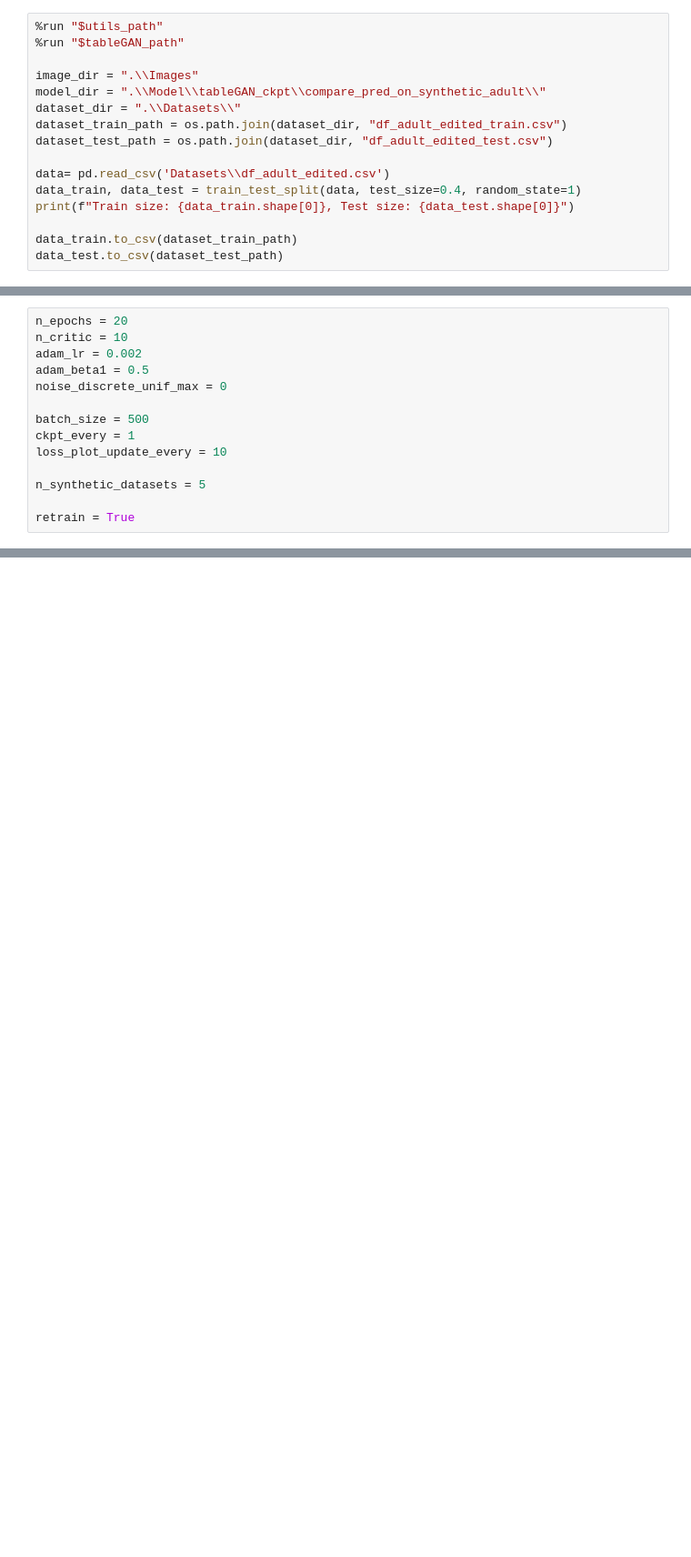
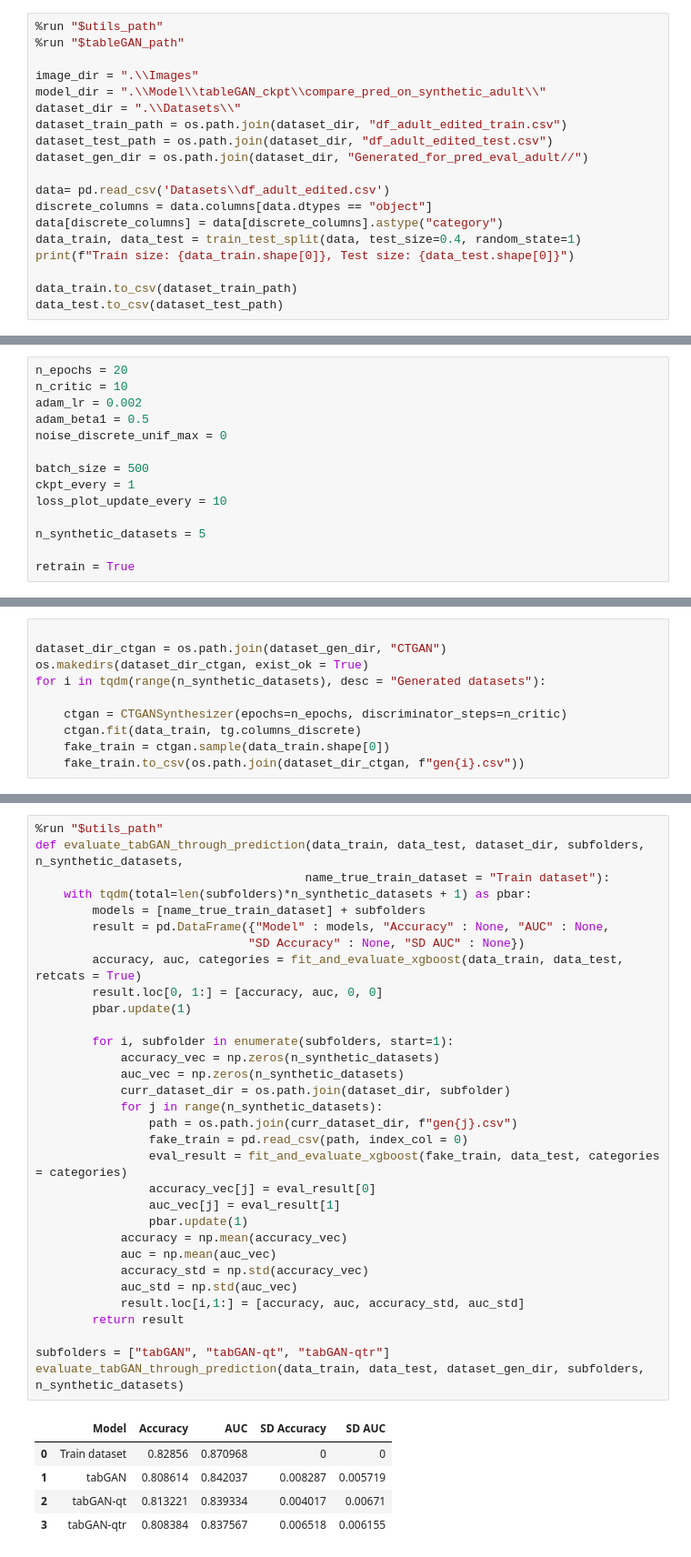
Before and after one commit to ArneRustad/Master-thesis-cf, a Jupyter notebook: tableGAN_compare_prediction_on_synthetic_adult.ipynb, the cells around one changed output, grey strips where cells are left out. Shown at 91% size. Cells and saved outputs as stored; diff of their text form; blank space fills up the shorter version.

```diff
--- a/tableGAN_compare_prediction_on_synthetic_adult.ipynb
+++ b/tableGAN_compare_prediction_on_synthetic_adult.ipynb
@@ -13,8 +13,11 @@ model_dir = ".\\Model\\tableGAN_ckpt\\compare_pred_on_synthetic_adult\\"
 dataset_dir = ".\\Datasets\\"
 dataset_train_path = os.path.join(dataset_dir, "df_adult_edited_train.csv")
 dataset_test_path = os.path.join(dataset_dir, "df_adult_edited_test.csv")
+dataset_gen_dir = os.path.join(dataset_dir, "Generated_for_pred_eval_adult//")
 
 data= pd.read_csv('Datasets\\df_adult_edited.csv')
+discrete_columns = data.columns[data.dtypes == "object"]
+data[discrete_columns] = data[discrete_columns].astype("category")
 data_train, data_test = train_test_split(data, test_size=0.4, random_state=1)
 print(f"Train size: {data_train.shape[0]}, Test size: {data_test.shape[0]}")
 
@@ -38,0 +74,10 @@ retrain = True
+# %%
+
+dataset_dir_ctgan = os.path.join(dataset_gen_dir, "CTGAN")
+os.makedirs(dataset_dir_ctgan, exist_ok = True)
+for i in tqdm(range(n_synthetic_datasets), desc = "Generated datasets"):
+
+    ctgan = CTGANSynthesizer(epochs=n_epochs, discriminator_steps=n_critic)
+    ctgan.fit(data_train, tg.columns_discrete)
+    fake_train = ctgan.sample(data_train.shape[0])
+    fake_train.to_csv(os.path.join(dataset_dir_ctgan, f"gen{i}.csv"))
@@ -38,0 +101,38 @@ retrain = True
+# %%
+%run "$utils_path"
+def evaluate_tabGAN_through_prediction(data_train, data_test, dataset_dir, subfolders, n_synthetic_datasets,
+                                      name_true_train_dataset = "Train dataset"):
+    with tqdm(total=len(subfolders)*n_synthetic_datasets + 1) as pbar:
+        models = [name_true_train_dataset] + subfolders
+        result = pd.DataFrame({"Model" : models, "Accuracy" : None, "AUC" : None,
+                              "SD Accuracy" : None, "SD AUC" : None})
+        accuracy, auc, categories = fit_and_evaluate_xgboost(data_train, data_test, retcats = True)
+        result.loc[0, 1:] = [accuracy, auc, 0, 0]
+        pbar.update(1)
+
+        for i, subfolder in enumerate(subfolders, start=1):
+            accuracy_vec = np.zeros(n_synthetic_datasets)
+            auc_vec = np.zeros(n_synthetic_datasets)
+            curr_dataset_dir = os.path.join(dataset_dir, subfolder)
+            for j in range(n_synthetic_datasets):
+                path = os.path.join(curr_dataset_dir, f"gen{j}.csv")
+                fake_train = pd.read_csv(path, index_col = 0)
+                eval_result = fit_and_evaluate_xgboost(fake_train, data_test, categories = categories)
+                accuracy_vec[j] = eval_result[0]
+                auc_vec[j] = eval_result[1]
+                pbar.update(1)
+            accuracy = np.mean(accuracy_vec)
+            auc = np.mean(auc_vec)
+            accuracy_std = np.std(accuracy_vec)
+            auc_std = np.std(auc_vec)
+            result.loc[i,1:] = [accuracy, auc, accuracy_std, auc_std]
+        return result
+
+subfolders = ["tabGAN", "tabGAN-qt", "tabGAN-qtr"]
+evaluate_tabGAN_through_prediction(data_train, data_test, dataset_gen_dir, subfolders, n_synthetic_datasets)
+# %% [output]
+|  | Model | Accuracy | AUC | SD Accuracy | SD AUC |
+| 0 | Train dataset | 0.82856 | 0.870968 | 0 | 0 |
+| 1 | tabGAN | 0.808614 | 0.842037 | 0.008287 | 0.005719 |
+| 2 | tabGAN-qt | 0.813221 | 0.839334 | 0.004017 | 0.00671 |
+| 3 | tabGAN-qtr | 0.808384 | 0.837567 | 0.006518 | 0.006155 |
```
Also changed, not shown: parts of 9 cells of this notebook, 7 other files.
